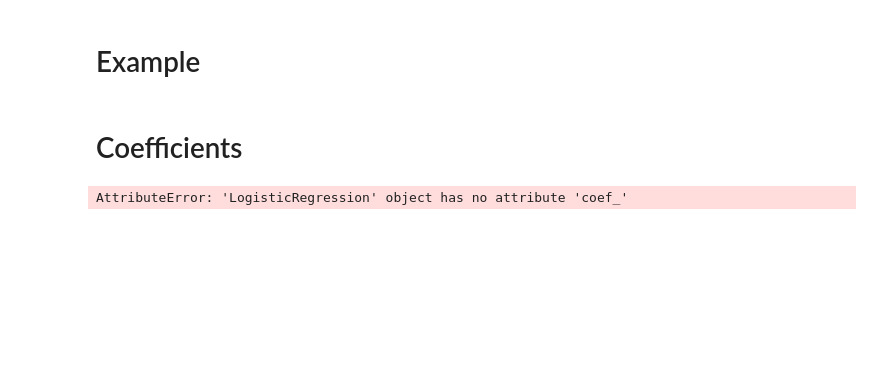
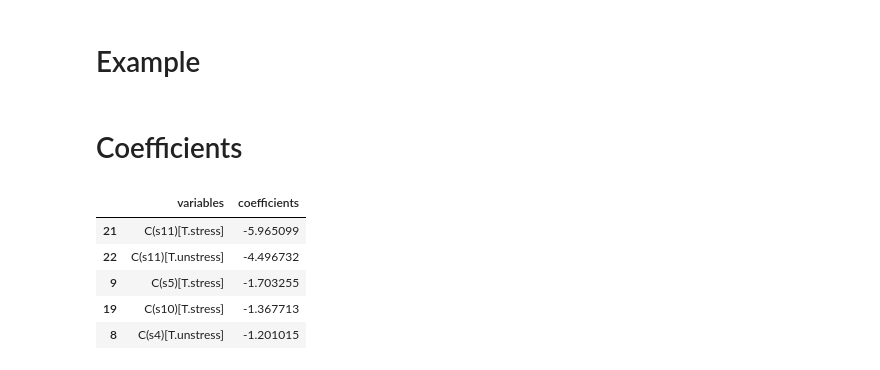
Before and after one commit to amadorschulze92/iambic_songs, a Jupyter notebook: model.ipynb, the cells around one changed output. Cells and saved outputs as stored; diff of their text form; code cells hidden in the pictures; blank space fills up the shorter version.

Commit message:
Get Coefficients exploration working

```diff
--- a/model.ipynb
+++ b/model.ipynb
@@ -120,6 +120,9 @@ poems_df.head()
 | 2 | 4 | 10 | stress | stress | unstress | missing | missing | stress | stress | stress | ... |
 | 3 | 5 | 10 | unstress | stress | unstress | stress | stress | stress | unstress | stress | ... |
 | 4 | 6 | 10 | stress | stress | stress | unstress | unstress | stress | stress | stress | ... |
+# %%
+# Randomly take subset of the full sonnets data
+poems_df = poems_df.drop(poems_df.sample(frac=.65).index)
 # %%
 poems_df.info()
 # %% [output]
@@ -248,12 +255,18 @@ ValueError: This solver needs samples of at least 2 classes in the data, but the
 # %% [markdown]
 # Coefficients
 # %%
-coef_df = pd.DataFrame(zip(X.design_info.column_names, logreg.coef_[0]))
-coef_df.columns = ['variables', 'coefficients']
-coef_df = coef_df.sort('coefficients')
-coef_df.head(3)
+d = {'variables': X.design_info.column_names, 'coefficients': logreg.coef_[0].tolist()}
+coef_df = pd.DataFrame(data=d)
+
+coef_df = coef_df.sort_values(by=['coefficients'])
+coef_df.head(5)
 # %% [output]
-AttributeError: 'LogisticRegression' object has no attribute 'coef_'
+|  | variables | coefficients |
+| 21 | C(s11)[T.stress] | -5.965099 |
+| 22 | C(s11)[T.unstress] | -4.496732 |
+| 9 | C(s5)[T.stress] | -1.703255 |
+| 19 | C(s10)[T.stress] | -1.367713 |
+| 8 | C(s4)[T.unstress] | -1.201015 |
 # %%
 turn_df = coef_df.T
 turn_df.columns = [x for x in coef_df['variables']]
```
Also changed, not shown: parts of 9 cells of this notebook.
